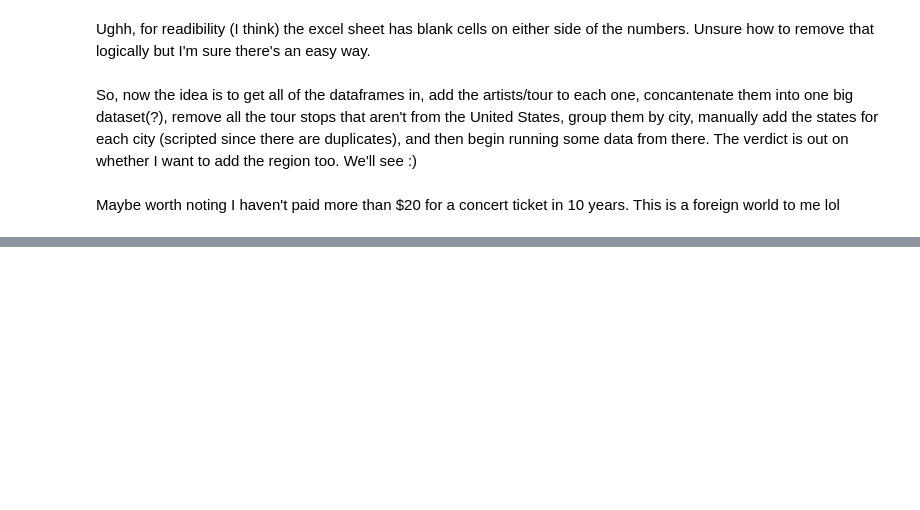
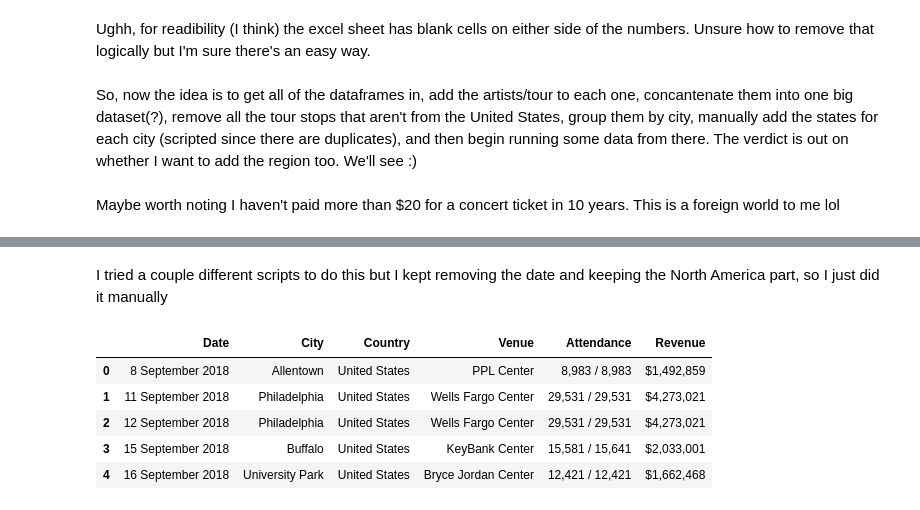
Before and after one commit to cbauer21kent/data-emat, a Jupyter notebook: data-in-hand.ipynb, the cells around one changed output, grey strips where cells are left out. Saved outputs shown, nothing was run; the diff lists cells and outputs as text; code cells hidden in the pictures; blank space fills up the shorter version.

```diff
--- a/data-in-hand.ipynb
+++ b/data-in-hand.ipynb
@@ -124,0 +139,12 @@ Maybe worth noting I haven't paid more than $20 for a concert ticket in 10 years
+# %% [markdown]
+I tried a couple different scripts to do this but I kept removing the date and keeping the North America part, so I just did it manually
+# %%
+ej_tours.columns = ['Date', 'City', 'Country', 'Venue', 'Attendance', 'Revenue']
+ej_tours.head()
+# %% [output]
+|  | Date | City | Country | Venue | Attendance | Revenue |
+| 0 | 8 September 2018 | Allentown | United States | PPL Center | 8,983 / 8,983 | $1,492,859 |
+| 1 | 11 September 2018 | Philadelphia | United States | Wells Fargo Center | 29,531 / 29,531 | $4,273,021 |
+| 2 | 12 September 2018 | Philadelphia | United States | Wells Fargo Center | 29,531 / 29,531 | $4,273,021 |
+| 3 | 15 September 2018 | Buffalo | United States | KeyBank Center | 15,581 / 15,641 | $2,033,001 |
+| 4 | 16 September 2018 | University Park | United States | Bryce Jordan Center | 12,421 / 12,421 | $1,662,468 |
```
Also changed, not shown: parts of 21 cells of this notebook.
